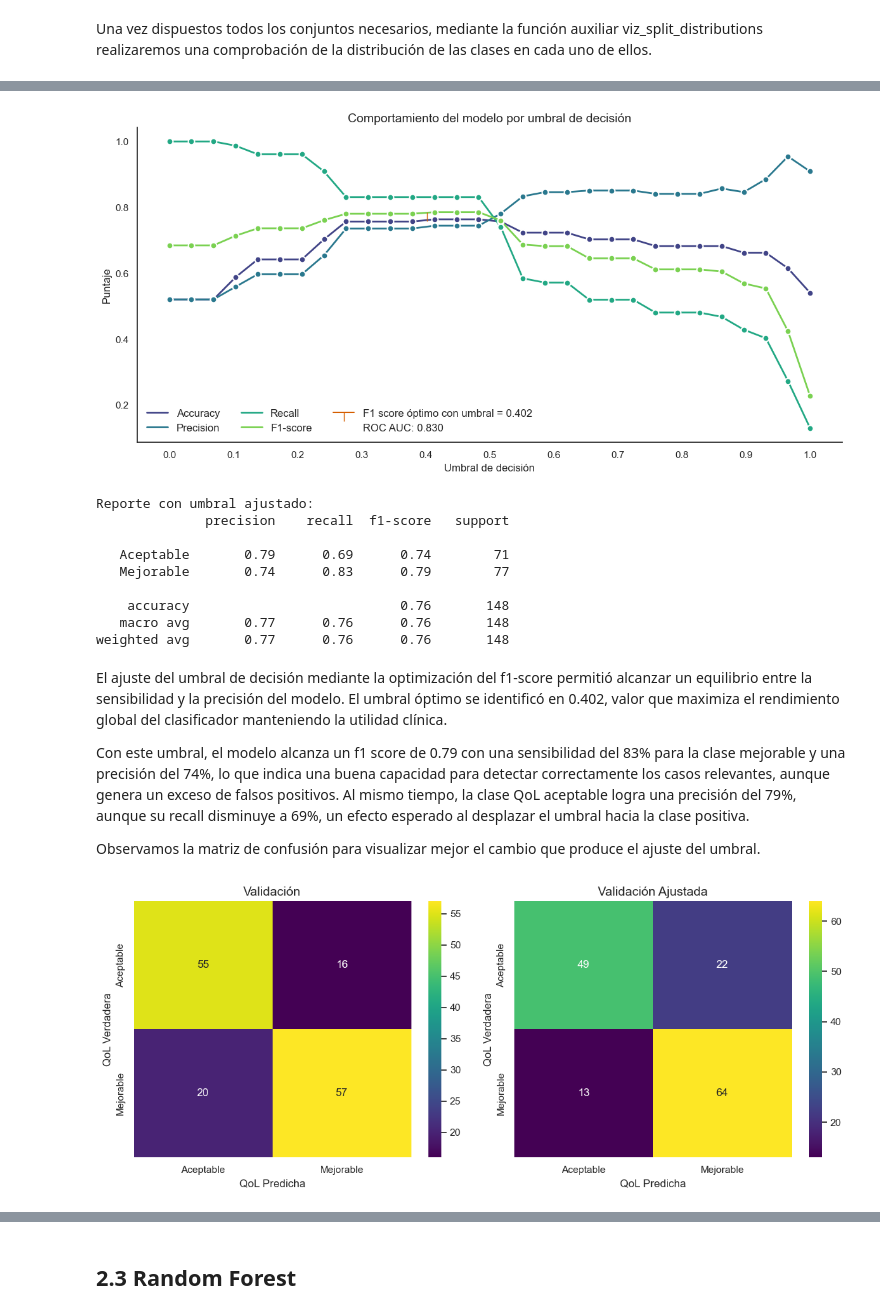
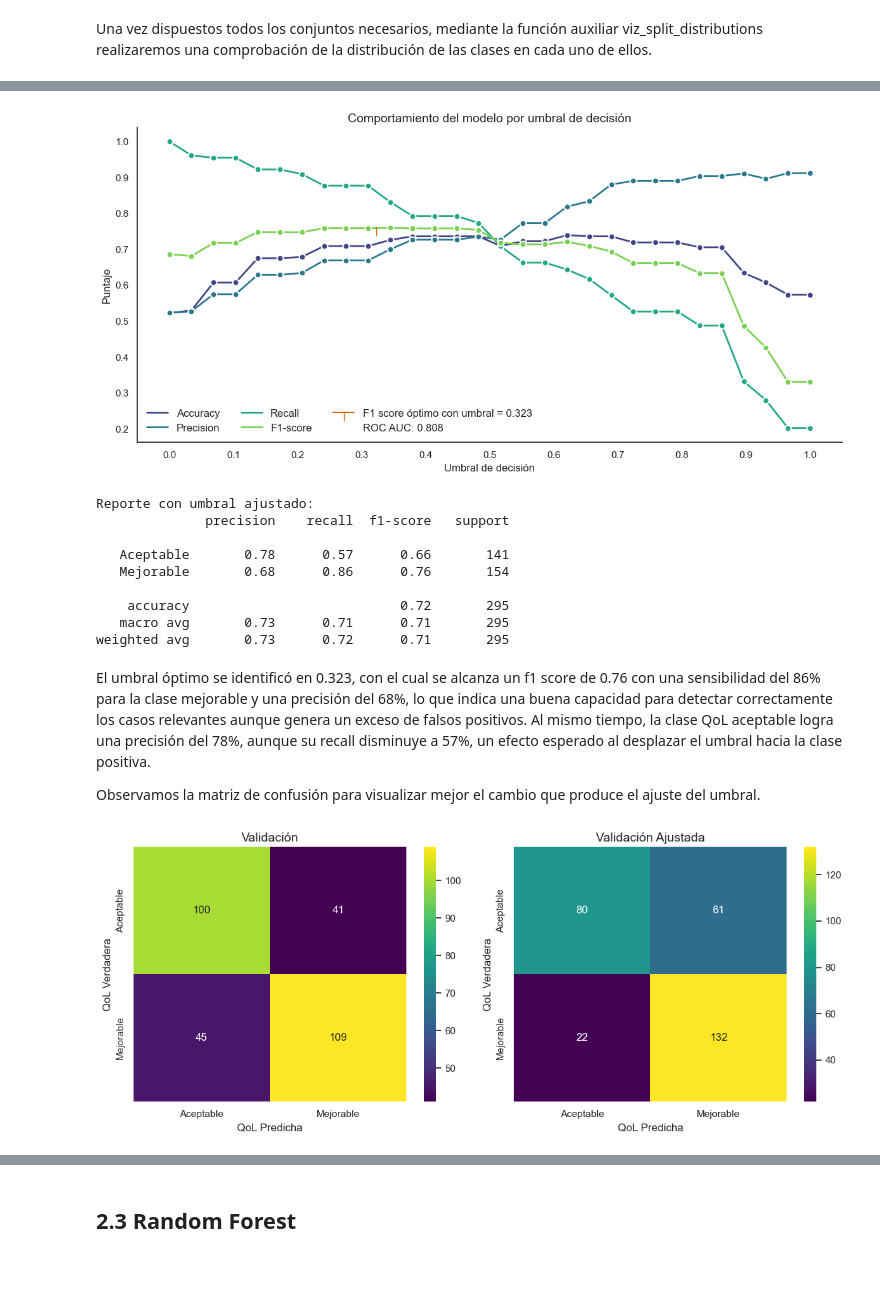
Before and after one commit to ppimas-uoc/TFG---Inteligencia-Artificial, a Jupyter notebook: Fase 2/2.2_Modelado_binario.ipynb, the cells around one changed output, grey strips where cells are left out. Saved outputs shown, nothing was run; the diff lists cells and outputs as text; code cells hidden in the pictures; blank space fills up the shorter version.

```diff
--- a/Fase 2/2.2_Modelado_binario.ipynb
+++ b/Fase 2/2.2_Modelado_binario.ipynb
@@ -165,11 +162,10 @@ De esta manera, la división será de 60-20-10-10 para entrenamiento, prueba, va
 # Extracción de las variables independientes en un dataframe y de la variable dependiente en una serie
 X = df.drop('QoL', axis=1)
 y = df['QoL']
-# Apartamos el 60% para entrenamiento
-X_train, X_rest, y_train, y_rest = train_test_split(X, y, test_size=0.40, stratify=y, random_state=73)
-# Del 40% restante, separamos 20% para test, 10% para validación y el 10% restante para calibración
-X_test, X_temp, y_test, y_temp = train_test_split(X_rest, y_rest, test_size=0.50, stratify=y_rest, random_state=73)
-X_cal, X_val, y_cal, y_val = train_test_split(X_temp, y_temp, test_size=0.50, stratify=y_temp, random_state=73)
+# Separación del conjunto de prueba
+X_rest, X_test, y_rest, y_test = train_test_split(X, y, test_size=0.2, stratify=y, random_state=73)
+# Division de los datos de entrenamiento y calibración
+X_train, X_cal, y_train, y_cal = train_test_split(X_rest, y_rest, test_size=0.2, stratify=y_rest, random_state=73)
 # %% [markdown]
 Una vez dispuestos todos los conjuntos necesarios, mediante la función auxiliar viz_split_distributions realizaremos una comprobación de la distribución de las clases en cada uno de ellos.
 # %%
@@ -219,17 +215,17 @@ decision_tree =  DecisionTreeClassifier(random_state=73)
 # Establecemos un diccionario con los valores de los parámetros que tomará el modelo en el entrenamiento
 dt_parameters = {
     # Criterios para medir la ganancia de información (calidad de la división)
-    'criterion': ['gini', 'entropy'],
+    'criterion': ['entropy'],
     # Estrategias de división
-    'splitter': ['best', 'random'],
+    'splitter': ['random'],
     # Máxima profundidades del árbol (None permite la profundidad máxima posible)
-    'max_depth': [7, 8, 9],
+    'max_depth': [11],
     # Mínimo de casos para dividir un nodo
-    'min_samples_split': [3, 5, 7],
+    'min_samples_split': [3],
     # Mínimo de casos en las hojas
-    'min_samples_leaf': [8, 9, 10],
+    'min_samples_leaf': [8],
     # Factor de poda
-    'ccp_alpha': [0.002, 0.003, 0.004],
+    'ccp_alpha': [0.003],
 }
 # Creamos la grilla de búsqueda de parámetros
 dt_grid = GridSearchCV(
@@ -278,9 +274,9 @@ Generamos las predicciones del conjunto de validación. Luego, nos valemos de la
 # %%
-# Entrenamos el modelo con los mejores hiperparámetros
+# Obtenemos el modelo con los mejores hiperparámetros
 dt_model = dt_grid.best_estimator_
-# Obtenemos las puntuaciones crudas para cada clase para las predicciones en el conjunto de validación y mostramos los resultados
-y_pred_dt = dt_model.predict_proba(X_val)
-y_pred_train_dt, y_pred_val_dt, dt_report = afn.viz_classification_reports(dt_model, X_train, y_train, X_val, y_val)
+# Obtenemos las puntuaciones crudas para cada clase para las predicciones en el conjunto de prueba y mostramos los resultados
+y_pred_dt = dt_model.predict_proba(X_test)
+y_pred_train_dt, y_pred_test_dt, dt_report = afn.viz_classification_reports(dt_model, X_train, y_train, X_test, y_test)
 # %% [output]
 Reporte sobre el conjunto de ENTRENAMIENTO:
               precision    recall  f1-score   support
@@ -315,6 +311,6 @@ A continuación, se incorpora el estudio del umbral de decisión para optimizar
 # %%
 # Calculamos los umbrales y los visualizamos
-dt_best_threshold, dt_metrics = afn.viz_threshold_behavior(dt_model, X_val, y_val, num_thresholds=30, metric=f1_score)
+dt_best_threshold, dt_metrics = afn.viz_threshold_behavior(dt_model, X_test, y_test, num_thresholds=30, metric=f1_score)
 # Extraemos las puntuaciones crudas de la clase mejorable de las predicciones del modelo
 probs_dt = y_pred_dt[:, 1]
 # Seleccionamos aquellas que satisfacen el umbral óptimo encontrado
@@ -322,29 +318,27 @@ y_pred_proba_dt = (probs_dt >= dt_best_threshold)
 # Guardamos las métricas para realizar la comparación con los otros modelos
 dt_metrics['model'] = 'Decision Tree'
 # %% [output]
-[figure, old version]
+[figure, new version]
 # %%
 # Analizamos el reporte con el umbral ajustado
 print("Reporte con umbral ajustado:")
-print(classification_report(y_val, y_pred_proba_dt, target_names=labels))
+print(classification_report(y_test, y_pred_proba_dt, target_names=labels))
 # %% [output]
 Reporte con umbral ajustado:
               precision    recall  f1-score   support
 
-   Aceptable       0.79      0.69      0.74        71
-   Mejorable       0.74      0.83      0.79        77
+   Aceptable       0.78      0.57      0.66       141
+   Mejorable       0.68      0.86      0.76       154
 
-    accuracy                           0.76       148
-   macro avg       0.77      0.76      0.76       148
-weighted avg       0.77      0.76      0.76       148
+    accuracy                           0.72       295
+   macro avg       0.73      0.71      0.71       295
+weighted avg       0.73      0.72      0.71       295
 # %% [markdown]
-El ajuste del umbral de decisión mediante la optimización del f1-score permitió alcanzar un equilibrio entre la sensibilidad y la precisión del modelo. El umbral óptimo se identificó en 0.402, valor que maximiza el rendimiento global del clasificador manteniendo la utilidad clínica.
-
-Con este umbral, el modelo alcanza un f1 score de 0.79 con una sensibilidad del 83% para la clase mejorable y una precisión del 74%, lo que indica una buena capacidad para detectar correctamente los casos relevantes, aunque genera un exceso de falsos positivos. Al mismo tiempo, la clase QoL aceptable logra una precisión del 79%, aunque su recall disminuye a 69%, un efecto esperado al desplazar el umbral hacia la clase positiva.
+El umbral óptimo se identificó en 0.323, con el cual se alcanza un f1 score de 0.76 con una sensibilidad del 86% para la clase mejorable y una precisión del 68%, lo que indica una buena capacidad para detectar correctamente los casos relevantes aunque genera un exceso de falsos positivos. Al mismo tiempo, la clase QoL aceptable logra una precisión del 78%, aunque su recall disminuye a 57%, un efecto esperado al desplazar el umbral hacia la clase positiva.
 
 Observamos la matriz de confusión para visualizar mejor el cambio que produce el ajuste del umbral.
 # %%
-afn.viz_confusion_matrix_thres(labels, y_val, y_pred_val_dt, y_pred_proba_dt)
+afn.viz_confusion_matrix_thres(labels, y_test, y_pred_test_dt, y_pred_proba_dt)
 # %% [output]
-[figure, old version]
+[figure, new version]
 # %% [markdown]
```
Also changed, not shown: parts of 78 cells of this notebook, 9 other files.
